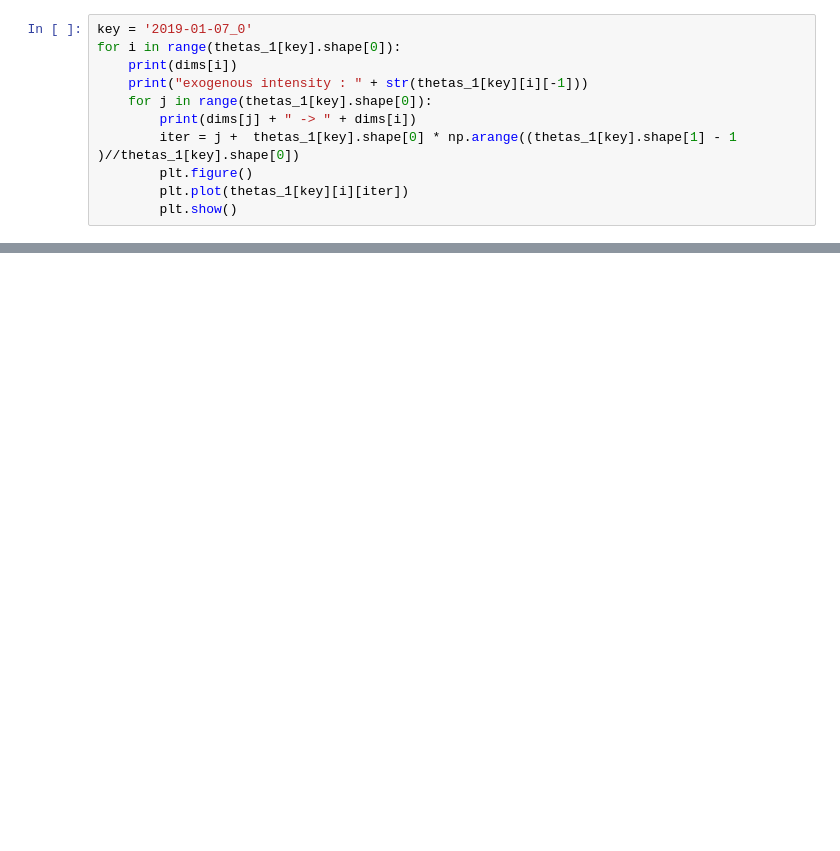
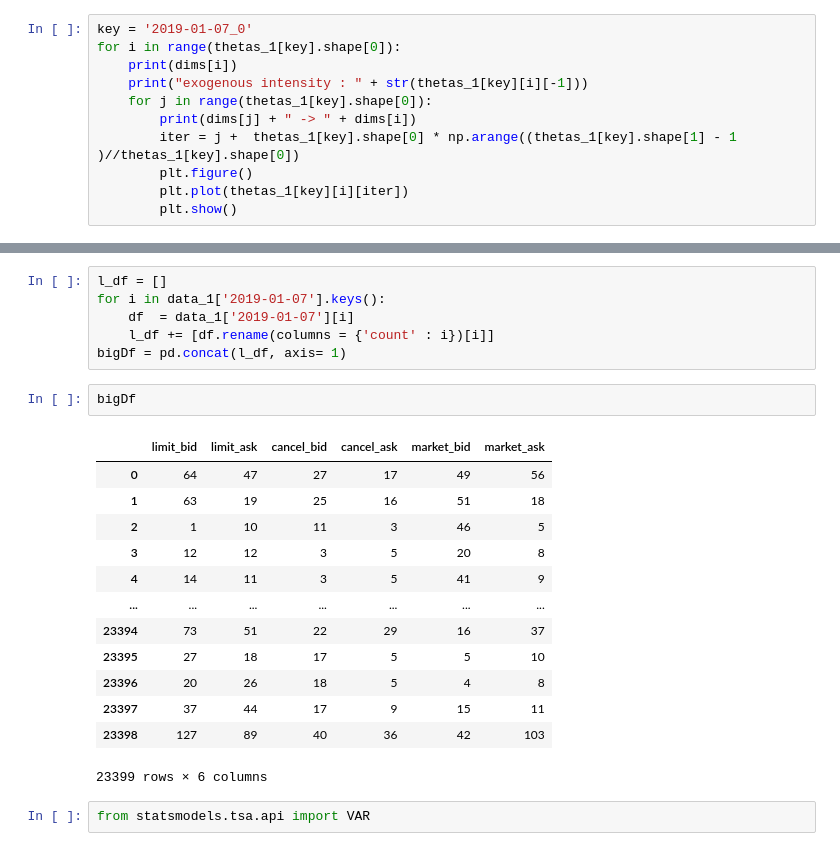
Before and after one commit to konqr/lobSimulations, a Jupyter notebook: hawkesFit.ipynb, the cells around one changed output, grey strips where cells are left out. Drawn from its saved outputs; the diff is of its cells as text; blank space fills up the shorter version.

Commit message:
statsmodels instead of by hand matrix inversion

```diff
--- a/hawkesFit.ipynb
+++ b/hawkesFit.ipynb
@@ -142,0 +156,24 @@ for i in range(thetas_1[key].shape[0]):
+# %%
+l_df = []
+for i in data_1['2019-01-07'].keys():
+    df  = data_1['2019-01-07'][i]
+    l_df += [df.rename(columns = {'count' : i})[i]]
+bigDf = pd.concat(l_df, axis= 1)
+# %%
+bigDf
+# %% [output]
+|  | limit_bid | limit_ask | cancel_bid | cancel_ask | market_bid | market_ask |
+| 0 | 64 | 47 | 27 | 17 | 49 | 56 |
+| 1 | 63 | 19 | 25 | 16 | 51 | 18 |
+| 2 | 1 | 10 | 11 | 3 | 46 | 5 |
+| 3 | 12 | 12 | 3 | 5 | 20 | 8 |
+| 4 | 14 | 11 | 3 | 5 | 41 | 9 |
+| ... | ... | ... | ... | ... | ... | ... |
+| 23394 | 73 | 51 | 22 | 29 | 16 | 37 |
+| 23395 | 27 | 18 | 17 | 5 | 5 | 10 |
+| 23396 | 20 | 26 | 18 | 5 | 4 | 8 |
+| 23397 | 37 | 44 | 17 | 9 | 15 | 11 |
+| 23398 | 127 | 89 | 40 | 36 | 42 | 103 |
+23399 rows × 6 columns
+# %%
+from statsmodels.tsa.api import VAR
```
Also changed, not shown: parts of 6 cells of this notebook, 1 other file.
